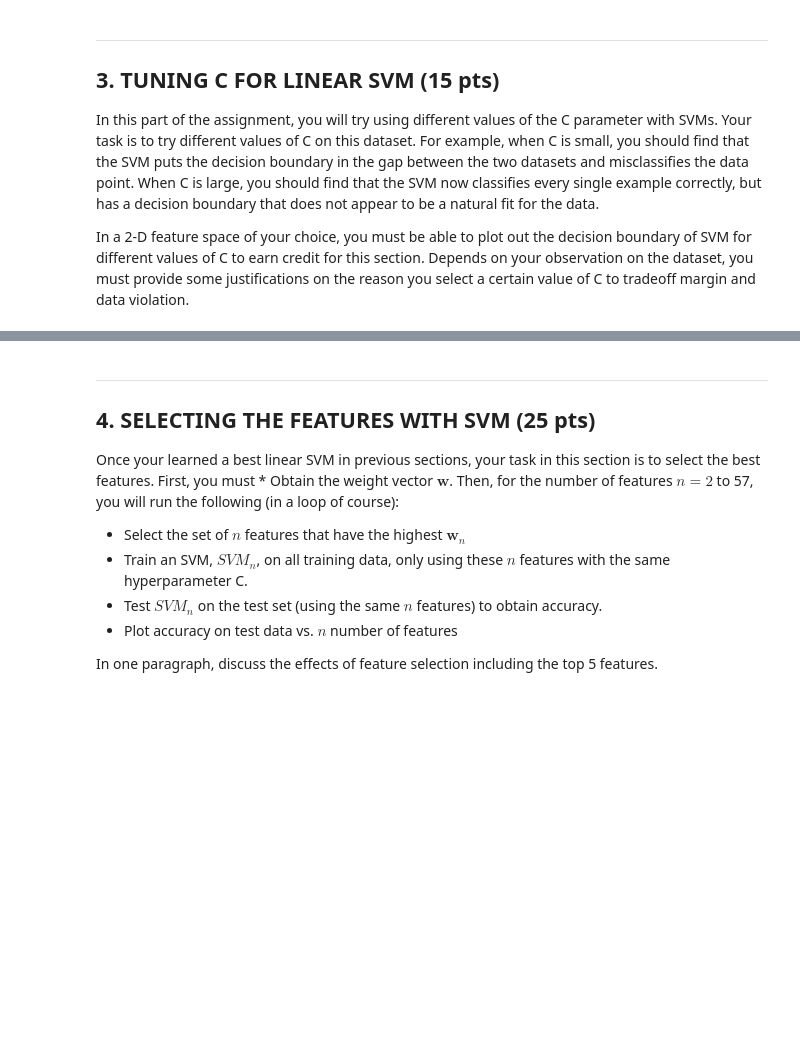
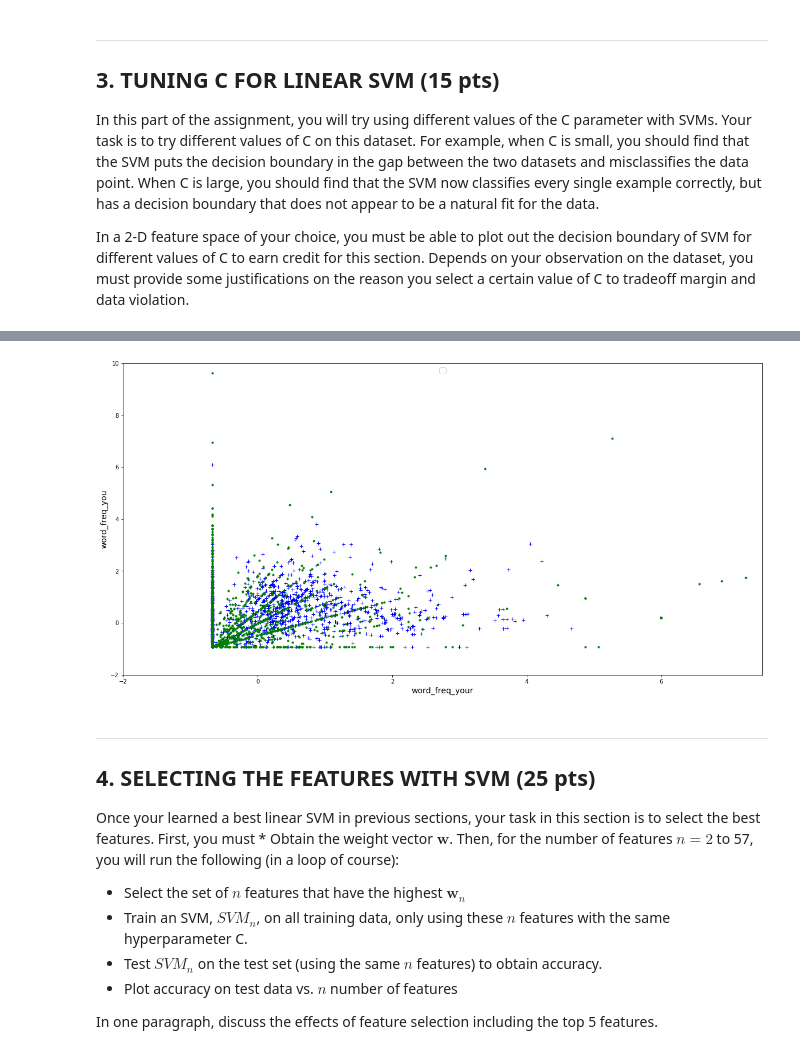
Before and after one commit to nabeeln7/svm-spambase, a Jupyter notebook: CS 6316 Assignment 2.ipynb, the cells around one changed output, grey strips where cells are left out. Cells and saved outputs as stored; diff of their text form; code cells hidden in the pictures; blank space fills up the shorter version.

```diff
--- a/CS 6316 Assignment 2.ipynb
+++ b/CS 6316 Assignment 2.ipynb
@@ -154,16 +156,70 @@ plt.show()
 In this part of the assignment, you will try using different values of the C parameter with SVMs. Your task is to try different values of C on this dataset. For example, when C is small, you should find that the SVM puts the decision boundary in the gap between the two datasets and misclassifies the data point. When C is large, you should find that the SVM now classifies every single example correctly, but has a decision boundary that does not appear to be a natural fit for the data.
 
 In a 2-D feature space of your choice, you must be able to plot out the decision boundary of SVM for different values of C to earn credit for this section. Depends on your observation on the dataset, you must provide some justifications on the reason you select a certain value of C to tradeoff margin and data violation.
-# %%
-# Use the following code to plot out your hyperparameter C
-# You may plot multiple decision boundary corresponding to different C
-import matplotlib
-import matplotlib.pyplot as plt
-plt.rcParams['axes.labelsize'] = 14
-plt.rcParams['xtick.labelsize'] = 12
-plt.rcParams['ytick.labelsize'] = 12
-
-# plt.figure(figsize=(12,3))
-# plt.subplot(121)
-# plt.xlabel("Feature 1", fontsize=14)
-# plt.ylabel("Feature 2", fontsize=14)
+# %%
+# Use the following code to plot out your hyperparameter C
+# You may plot multiple decision boundary corresponding to different C
+import matplotlib
+import matplotlib.pyplot as plt
+# plt.rcParams['axes.labelsize'] = 14
+# plt.rcParams['xtick.labelsize'] = 12
+# plt.rcParams['ytick.labelsize'] = 12
+
+# plt.figure(figsize=(12,3))
+# plt.subplot(121)
+# plt.xlabel("Feature 1", fontsize=14)
+# plt.ylabel("Feature 2", fontsize=14)
+
+# print("LinearSVC:                   ", svm_clf.intercept_, svm_clf.coef_)
+
+# print(len(features))
+# print(svm_clf.coef_.shape)
+
+# w = -svm_clf.coef_[0, 0]/svm_clf.coef_[0, 1]
+# b = -svm_clf.intercept_[0]/svm_clf.coef_[0, 1]
+
+# print(w)
+# print(b)
+
+# line = scaler.inverse_transform([[-10, -10 * w + b], [10, 10 * w + b]])
+# line
+
+#TODO: inverse scale the features and the decision boundary values before using it?
+
+# from sklearn import datasets
+
+# iris = datasets.load_iris()
+# X = iris["data"][:, (2, 3)]  # petal length, petal width
+# y = iris["target"]
+
+# setosa_or_versicolor = (y == 0) | (y == 1)
+# X = X[setosa_or_versicolor]
+# y = y[setosa_or_versicolor]
+
+# print(X)
+# print(X.shape)
+# X[:, 0][y==1].shape
+
+X_train_vals_your = X_train["word_freq_your"].values
+X_train_vals_you = X_train["word_freq_you"].values
+
+# X_train_vals = X_train.values
+y_train_vals = y_train.values
+# # print(X_train_vals)
+# # print(X_train_vals.shape)
+# # X_train_vals[:, 0][y_train_vals==1]
+
+# Plot all three decision boundaries
+plt.figure(figsize=(20, 10))
+# plt.plot(line1[:, 0], line1[:, 1], "k:", label="LinearSVC")
+# plt.plot(line2[:, 0], line2[:, 1], "b--", linewidth=2, label="SVC")
+# plt.plot(line3[:, 0], line3[:, 1], "r-", label="SGDClassifier")
+plt.plot(X_train_vals_your[y_train_vals==1], X_train_vals_you[y_train_vals==1], "b+")
+plt.plot(X_train_vals_your[y_train_vals==0], X_train_vals_you[y_train_vals==0], "g.")
+plt.xlabel("word_freq_your", fontsize=14)
+plt.ylabel("word_freq_you", fontsize=14)
+plt.legend(loc="upper center", fontsize=14)
+plt.axis([-2, 7.5, -2, 10])
+
+plt.show()
+# %% [output]
@@ -170,3 +227,4 @@ plt.rcParams['ytick.labelsize'] = 12
+[figure, added]
 # %% [markdown]
 - - -
 ## 4. SELECTING THE FEATURES WITH SVM (25 pts)
```
Also changed, not shown: parts of 6 cells of this notebook.
